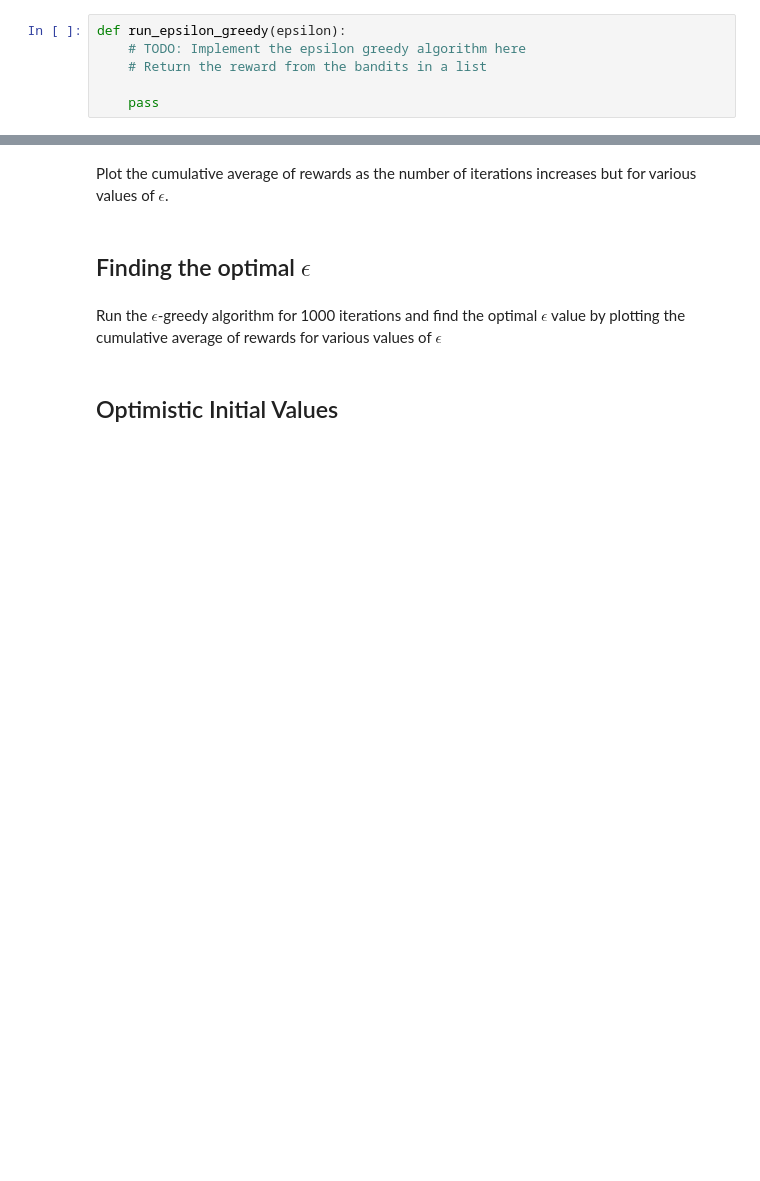
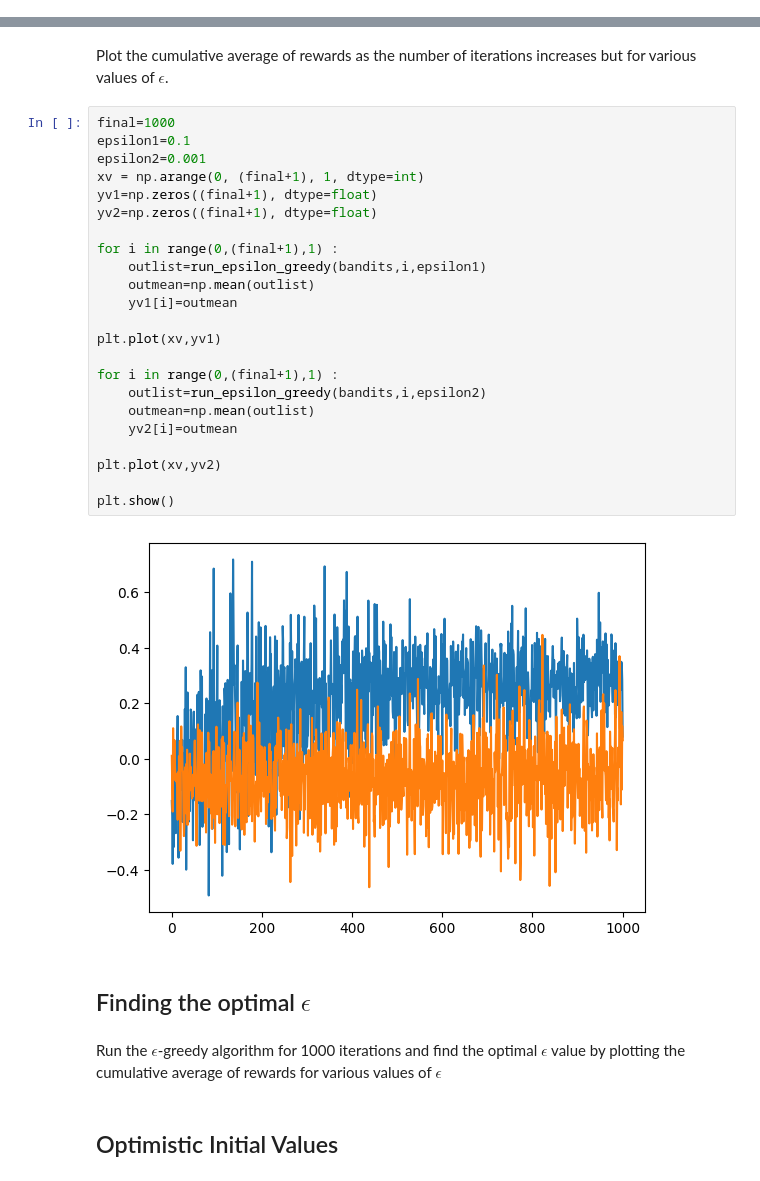
Before and after one commit to divyaanshNarkhede/WiDS-2024-Can-Computers-Think, a Jupyter notebook: Week 1/work_on_bandits.ipynb, the cells around one changed output, grey strips where cells are left out. Cells and saved outputs as stored; diff of their text form; blank space fills up the shorter version.

```diff
--- a/Week 1/work_on_bandits.ipynb
+++ b/Week 1/work_on_bandits.ipynb
@@ -55,8 +56,2 @@ plt.show()
 # %% [markdown]
 ## $\epsilon$-greedy Algorithm
-# %%
-def run_epsilon_greedy(epsilon):
-    # TODO: Implement the epsilon greedy algorithm here
-    # Return the reward from the bandits in a list
-
-    pass
@@ -63,5 +82,30 @@ def run_epsilon_greedy(epsilon):
 # %% [markdown]
 Plot the cumulative average of rewards as the number of iterations increases but for various values of $\epsilon$.
+# %%
+final=1000
+epsilon1=0.1
+epsilon2=0.001
+xv = np.arange(0, (final+1), 1, dtype=int)
+yv1=np.zeros((final+1), dtype=float)
+yv2=np.zeros((final+1), dtype=float)
+
+for i in range(0,(final+1),1) :
+    outlist=run_epsilon_greedy(bandits,i,epsilon1)
+    outmean=np.mean(outlist)
+    yv1[i]=outmean
+
+plt.plot(xv,yv1)
+
+for i in range(0,(final+1),1) :
+    outlist=run_epsilon_greedy(bandits,i,epsilon2)
+    outmean=np.mean(outlist)
+    yv2[i]=outmean
+
+plt.plot(xv,yv2)
+
+plt.show()
+# %% [output]
+[figure, added]
 # %% [markdown]
 ## Finding the optimal $\epsilon$
 # %% [markdown]
```
Also changed, not shown: parts of 4 cells of this notebook.
